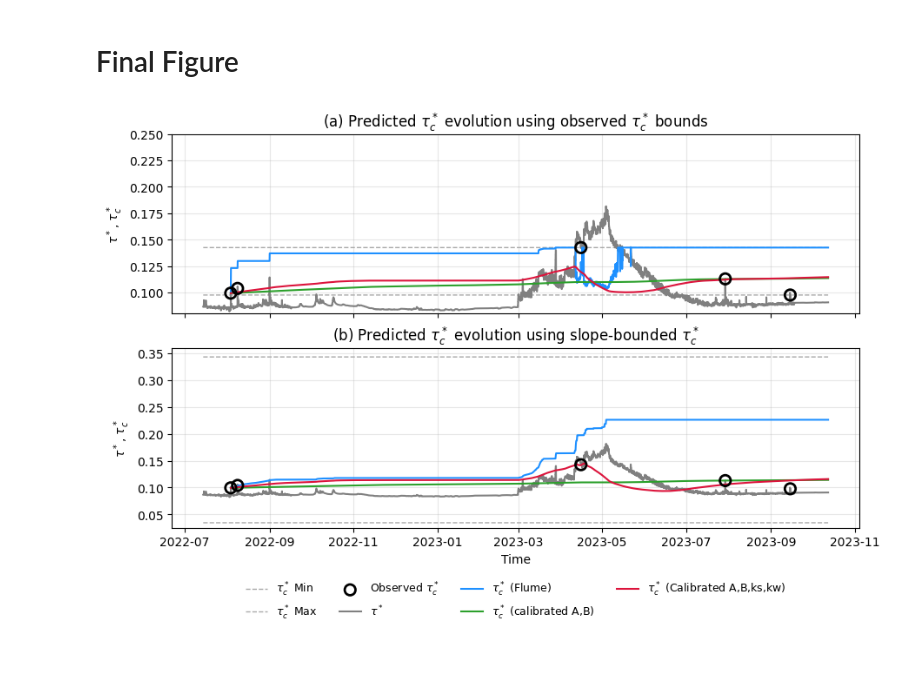
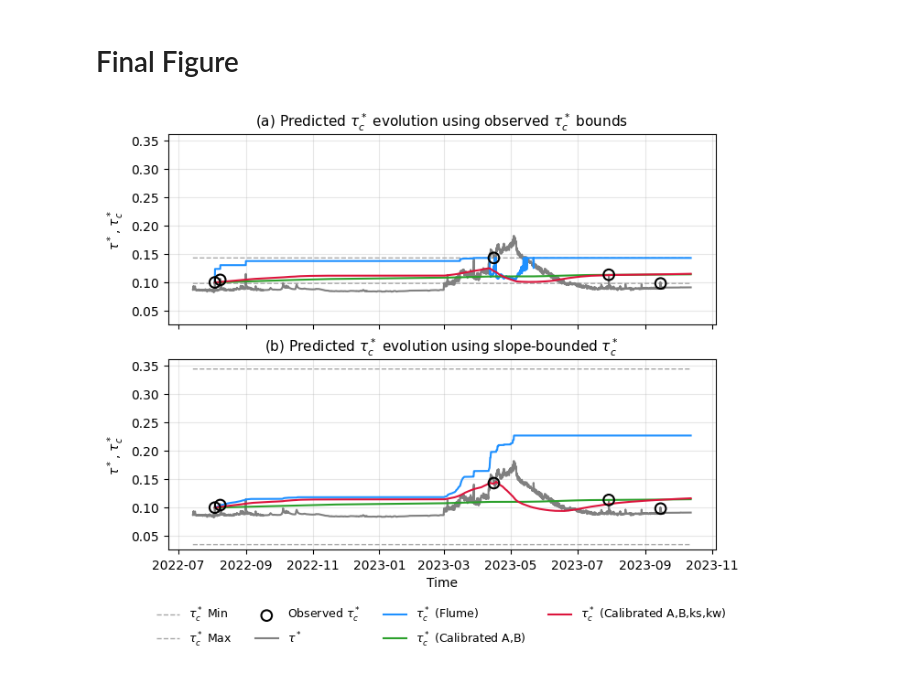
Before and after one commit to nicole-hucke/tauc_plots, a Jupyter notebook: figure6/predictive_model_field.ipynb, the cells around one changed output. Saved outputs shown, nothing was run; the diff lists cells and outputs as text; code cells hidden in the pictures.

Commit message:
update figure 6 for new paper version

```diff
--- a/figure6/predictive_model_field.ipynb
+++ b/figure6/predictive_model_field.ipynb
@@ -614,7 +614,7 @@ plt.show()
 # %% [markdown]
 # Final Figure
 # %%
-fig, (ax_top, ax_bottom) = plt.subplots(2, 1, figsize=(9, 6),
+fig, (ax_top, ax_bottom) = plt.subplots(2, 1, figsize=(7, 6),
                         sharex=True, constrained_layout=True)
 
 # top panel - our bounds of tc
@@ -625,39 +625,39 @@ ax_top.plot(tau_c_pred_series1.index, [tauc_min_lajara] * len(tau_c_pred_series1
     color='darkgray', linestyle='--', label=r'$\tau_c^*$ Min', linewidth=1)
 ax_top.plot(tau_c_pred_series1.index, [tauc_max_lajara] * len(tau_c_pred_series1),
     color='darkgray', linestyle='--', label=r'$\tau_c^*$ Max', linewidth=1)
 ax_top.scatter(tauc_events.index, tauc_obs_lajara, facecolors='none', edgecolors='black',
-    s=80, linewidth=2, label=r'Observed $\tau^*_c$', zorder=5)
+    s=70, linewidth=1.5, label=r'Observed $\tau^*_c$', zorder=5)
 ax_top.plot(tau_star_series.index, tau_star_series.values, color='gray', label=r'$\tau^*$', linewidth=1.5)
 ax_top.plot(tau_c_pred_series1.index, tau_c_pred_series1.values, color='dodgerblue', label=r'$\tau_c^*$ (Flume)', linewidth=1.5)
-ax_top.plot(tau_c_pred_series2.index, tau_c_pred_series2.values, color='#2ca02c', label=r'$\tau_c^*$ (calibrated A,B)', linewidth=1.5)
+ax_top.plot(tau_c_pred_series2.index, tau_c_pred_series2.values, color='#2ca02c', label=r'$\tau_c^*$ (Calibrated A,B)', linewidth=1.5)
 ax_top.plot(tau_c_pred_series3.index, tau_c_pred_series3.values, color='crimson', label=r'$\tau_c^*$ (Calibrated A,B,ks,kw)', linewidth=1.5)
 ax_top.set_ylabel(r'$\tau^*$, $\tau_c^*$', fontsize=10)
-ax_top.set_ylim(0.08, 0.25)
+ax_top.set_ylim(0.025, 0.36)
 ax_top.grid(True, alpha=0.3)
-ax_top.set_title(r'(a) Predicted $\tau_c^*$ evolution using observed $\tau_c^*$ bounds', fontsize=12)
+ax_top.set_title(r'(a) Predicted $\tau_c^*$ evolution using observed $\tau_c^*$ bounds', fontsize=11)
 
 # bottom pannel - slope bounded tc
 tauc_min_lajara_slope = 0.0343
 tauc_max_lajara_slope = 0.3435
 
 ax_bottom.plot(tau_c_pred_series4.index, [tauc_min_lajara_slope] * len(tau_c_pred_series4),
     color='darkgray', linestyle='--', label=r'$\tau_c^*$ Min', linewidth=1)
 ax_bottom.plot(tau_c_pred_series4.index, [tauc_max_lajara_slope] * len(tau_c_pred_series4),
     color='darkgray', linestyle='--', label=r'$\tau_c^*$ Max', linewidth=1)
 ax_bottom.scatter(tauc_events.index, tauc_obs_lajara, facecolors='none', edgecolors='black',
-    s=80, linewidth=2, label=r'Observed $\tau^*_c$', zorder=5)
+    s=70, linewidth=1.5, label=r'Observed $\tau^*_c$', zorder=5)
 ax_bottom.plot(tau_star_series.index, tau_star_series.values, color='gray', label=r'$\tau^*$', linewidth=1.5)
 ax_bottom.plot(tau_c_pred_series4.index, tau_c_pred_series4.values, color='dodgerblue', label=r'$\tau_c^*$ (Flume)', linewidth=1.5)
-ax_bottom.plot(tau_c_pred_series5.index, tau_c_pred_series5.values, color='#2ca02c', label=r'$\tau_c^*$ (calibrated A,B)', linewidth=1.5)
+ax_bottom.plot(tau_c_pred_series5.index, tau_c_pred_series5.values, color='#2ca02c', label=r'$\tau_c^*$ (Calibrated A,B)', linewidth=1.5)
 ax_bottom.plot(tau_c_pred_series6.index, tau_c_pred_series6.values, color='crimson', label=r'$\tau_c^*$ (Calibrated A,B,ks,kw)', linewidth=1.5)
 ax_bottom.set_ylabel(r'$\tau^*$, $\tau_c^*$', fontsize=10)
 ax_bottom.set_ylim(0.025, 0.36)
 ax_bottom.set_xlabel('Time', fontsize=10)
 ax_bottom.grid(True, alpha=0.3)
-ax_bottom.set_title(r'(b) Predicted $\tau_c^*$ evolution using slope-bounded $\tau_c^*$', fontsize=12)
+ax_bottom.set_title(r'(b) Predicted $\tau_c^*$ evolution using slope-bounded $\tau_c^*$', fontsize=11)
 ax_bottom.legend(fontsize=9, loc='upper center', bbox_to_anchor=(0.5, -0.24), ncol=4, frameon=False)
 
-
+plt.savefig('tauc_predictions_lajara.png', dpi=300, bbox_inches='tight')
 plt.show()
 # %% [output]
-[figure, old version]
+[figure, new version]
```
Also changed, not shown: 1 other file.
